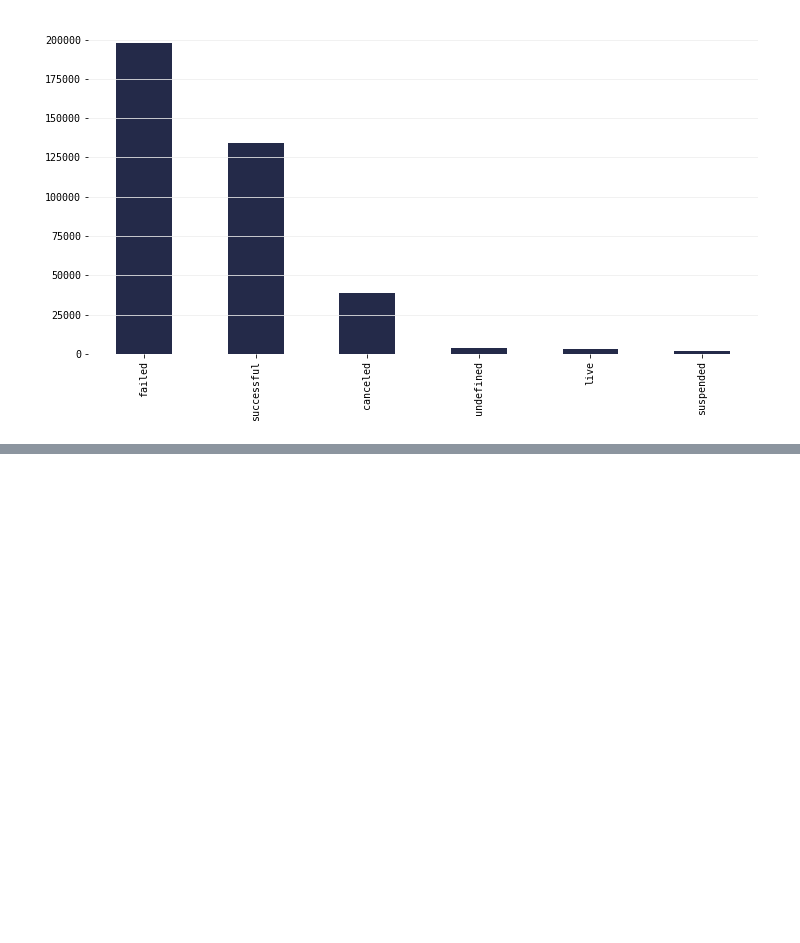
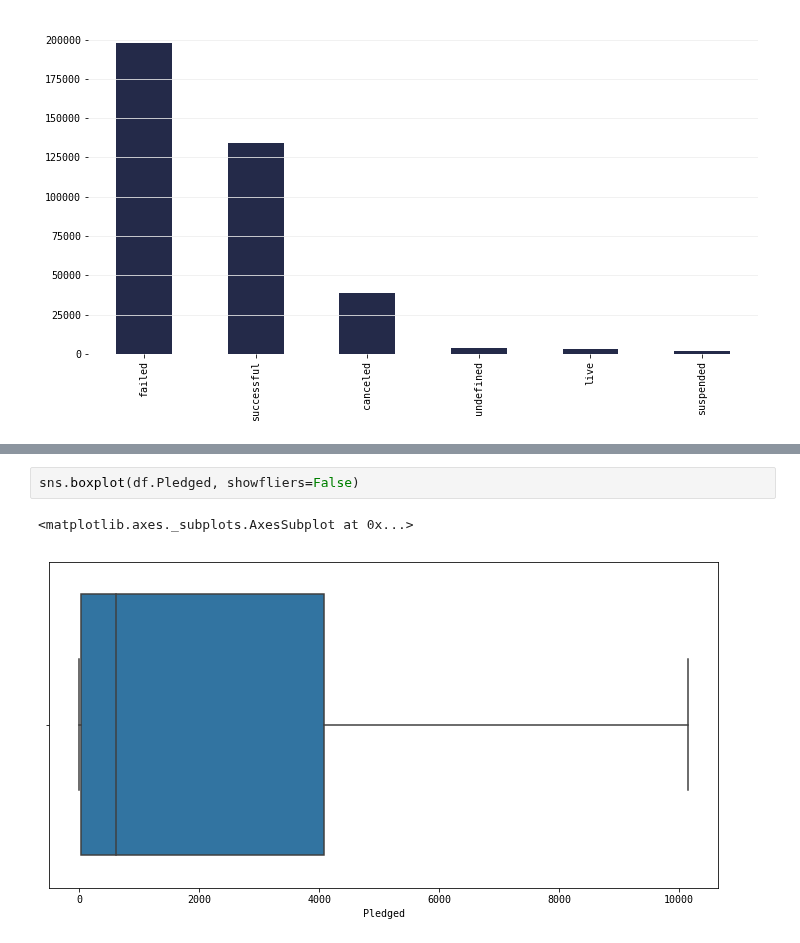
Before and after one commit to qu4ku/datasets-analysis, a Jupyter notebook: 010-kickstarter-projects.ipynb, the cells around one changed output, grey strips where cells are left out. Saved outputs shown, nothing was run; the diff lists cells and outputs as text; blank space fills up the shorter version.

```diff
--- a/010-kickstarter-projects.ipynb
+++ b/010-kickstarter-projects.ipynb
@@ -388,0 +390,5 @@ sns.distplot(df.Pledged)
+# %%
+sns.boxplot(df.Pledged, showfliers=False)
+# %% [output]
+<matplotlib.axes._subplots.AxesSubplot at 0x...>
+[figure, added]
```
Also changed, not shown: parts of 11 cells of this notebook, 1 other file.
